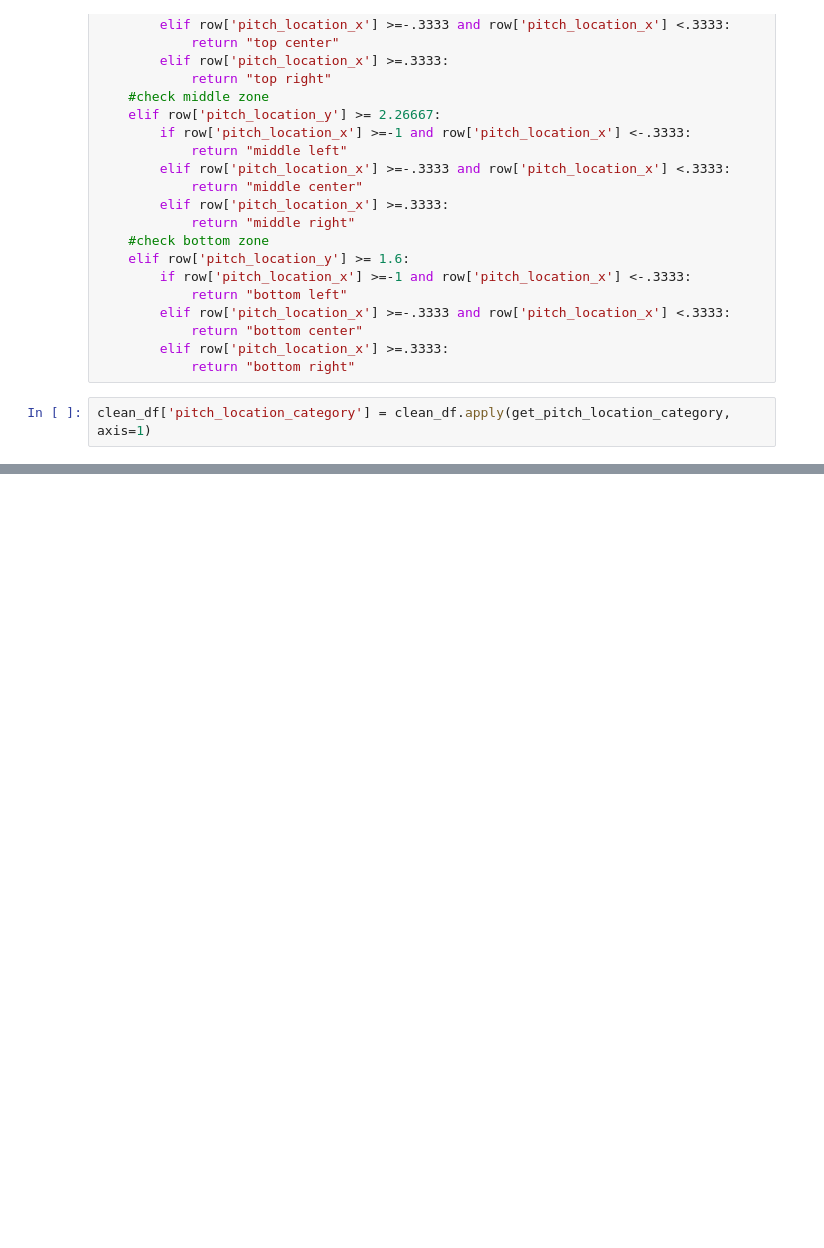
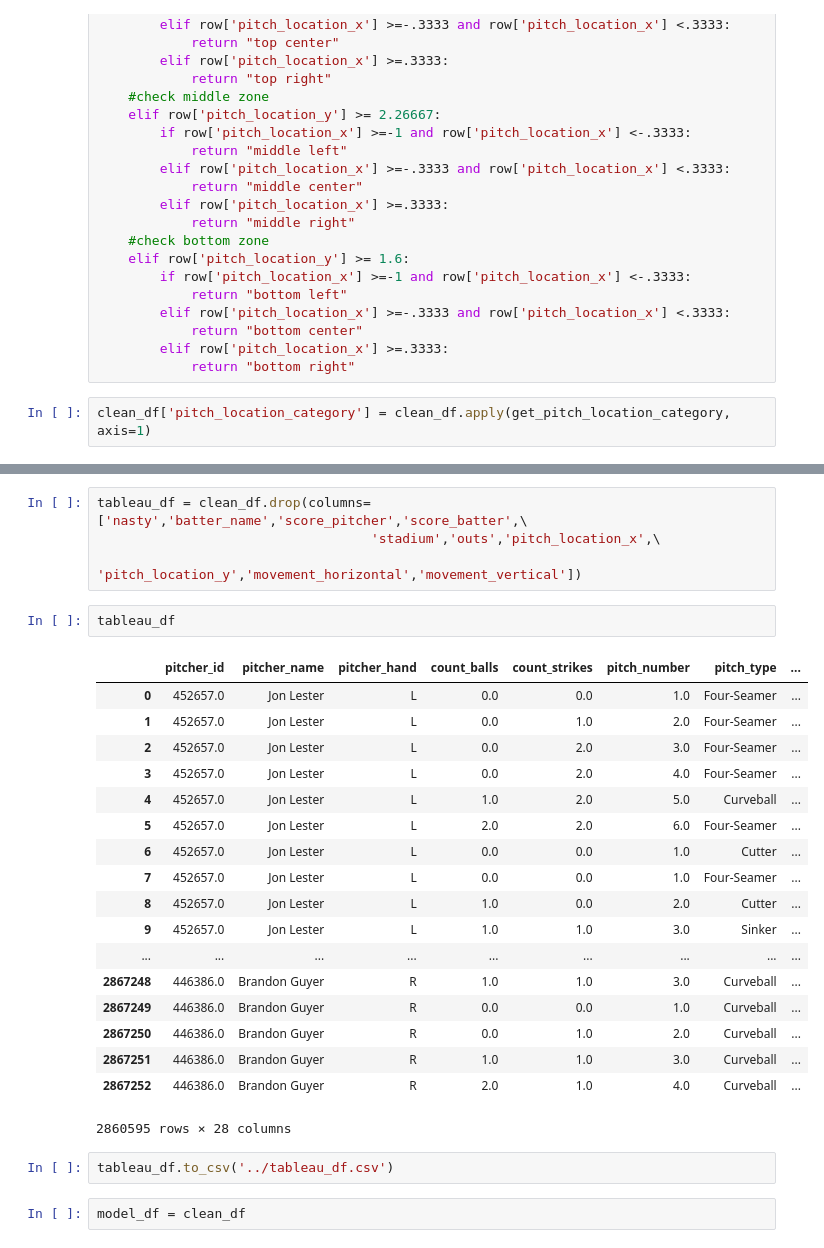
Before and after one commit to parkplace10/MLB_pitcher_analysis, a Jupyter notebook: pitch_analysis.ipynb, the cells around one changed output, grey strips where cells are left out. Cells and saved outputs as stored; diff of their text form; blank space fills up the shorter version.

```diff
--- a/pitch_analysis.ipynb
+++ b/pitch_analysis.ipynb
@@ -355,0 +381,29 @@ clean_df['pitch_location_category'] = clean_df.apply(get_pitch_location_category
+# %%
+tableau_df = clean_df.drop(columns=['nasty','batter_name','score_pitcher','score_batter',\
+                                   'stadium','outs','pitch_location_x',\
+                                   'pitch_location_y','movement_horizontal','movement_vertical'])
+# %%
+tableau_df
+# %% [output]
+|  | pitcher_id | pitcher_name | pitcher_hand | count_balls | count_strikes | pitch_number | pitch_type | ... |
+| 0 | 452657.0 | Jon Lester | L | 0.0 | 0.0 | 1.0 | Four-Seamer | ... |
+| 1 | 452657.0 | Jon Lester | L | 0.0 | 1.0 | 2.0 | Four-Seamer | ... |
+| 2 | 452657.0 | Jon Lester | L | 0.0 | 2.0 | 3.0 | Four-Seamer | ... |
+| 3 | 452657.0 | Jon Lester | L | 0.0 | 2.0 | 4.0 | Four-Seamer | ... |
+| 4 | 452657.0 | Jon Lester | L | 1.0 | 2.0 | 5.0 | Curveball | ... |
+| 5 | 452657.0 | Jon Lester | L | 2.0 | 2.0 | 6.0 | Four-Seamer | ... |
+| 6 | 452657.0 | Jon Lester | L | 0.0 | 0.0 | 1.0 | Cutter | ... |
+| 7 | 452657.0 | Jon Lester | L | 0.0 | 0.0 | 1.0 | Four-Seamer | ... |
+| 8 | 452657.0 | Jon Lester | L | 1.0 | 0.0 | 2.0 | Cutter | ... |
+| 9 | 452657.0 | Jon Lester | L | 1.0 | 1.0 | 3.0 | Sinker | ... |
+| ... | ... | ... | ... | ... | ... | ... | ... | ... |
+| 2867248 | 446386.0 | Brandon Guyer | R | 1.0 | 1.0 | 3.0 | Curveball | ... |
+| 2867249 | 446386.0 | Brandon Guyer | R | 0.0 | 0.0 | 1.0 | Curveball | ... |
+| 2867250 | 446386.0 | Brandon Guyer | R | 0.0 | 1.0 | 2.0 | Curveball | ... |
+| 2867251 | 446386.0 | Brandon Guyer | R | 1.0 | 1.0 | 3.0 | Curveball | ... |
+| 2867252 | 446386.0 | Brandon Guyer | R | 2.0 | 1.0 | 4.0 | Curveball | ... |
+2860595 rows × 28 columns
+# %%
+tableau_df.to_csv('../tableau_df.csv')
+# %%
+model_df = clean_df
```
Also changed, not shown: parts of 10 cells of this notebook.
